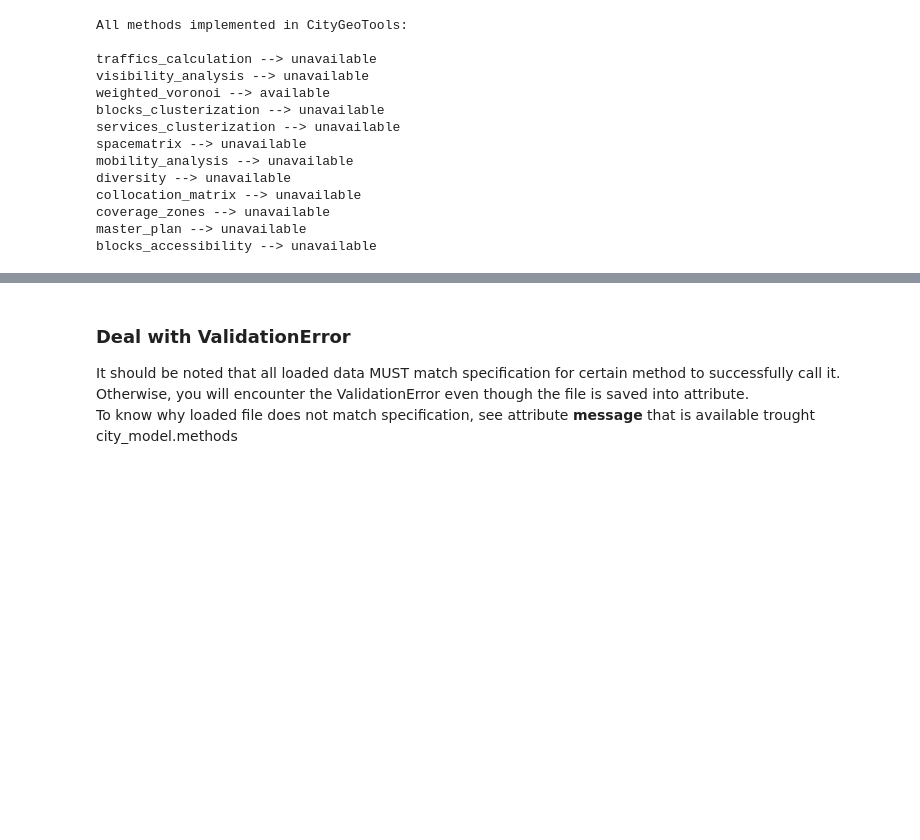
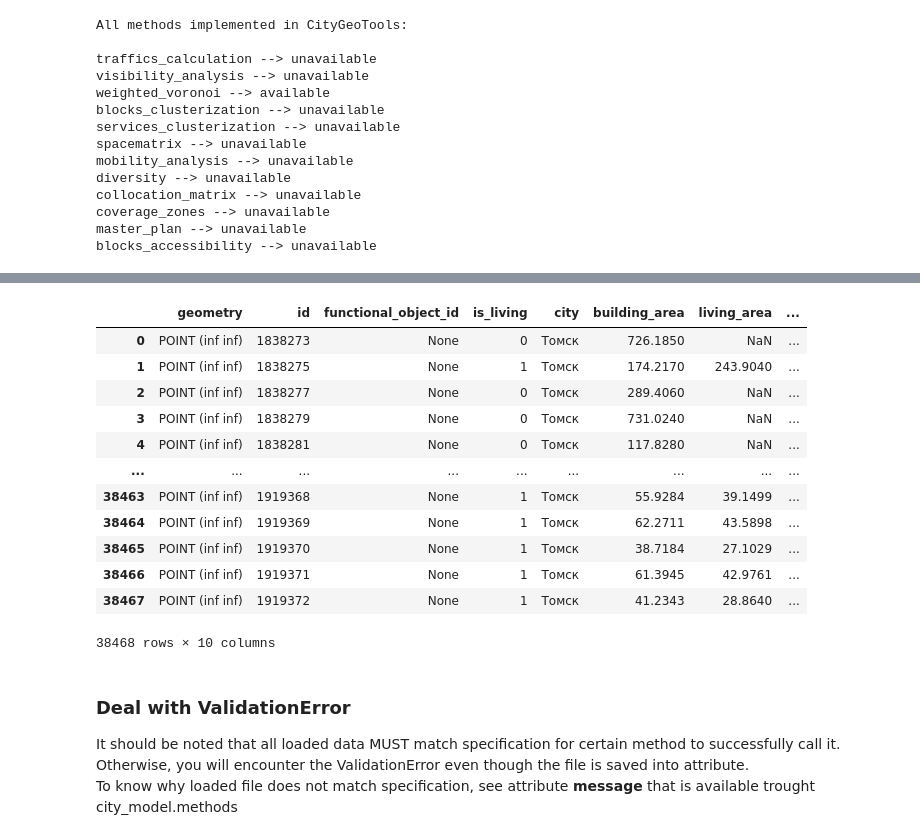
Before and after one commit to iduprojects/CityGeoTools, a Jupyter notebook: notebook_examples/create_city_information_model.ipynb, the cells around one changed output, grey strips where cells are left out. Drawn from its saved outputs; the diff is of its cells as text; code cells hidden in the pictures; blank space fills up the shorter version.

```diff
--- a/notebook_examples/create_city_information_model.ipynb
+++ b/notebook_examples/create_city_information_model.ipynb
@@ -82,14 +126,13 @@ blocks_accessibility --> unavailable
 # %%
 # GeoJSON
-city_model.update_layer("Buildings", "./data/buildings.geojson")
-city_model.update_layer("Services", "./data/services.geojson")
-city_model.update_layer("Blocks", "./data/blocks_with_wrong_type.geojson")
+city_model.update_layer("Buildings", "buildings.geojson")
+city_model.update_layer("Services", "services.geojson")
+city_model.update_layer("Blocks", f"{city_name}_blocks.geojson")
 
-#JSON
-city_model.update_layer("ServiceTypes", "./data/service_types.json")
+
 
 #GraphML
-city_model.update_layer("MobilityGraph", "./data/graph.graphml")
+city_model.update_layer("MobilityGraph", f"{city_name}.graphml")
 # %% [output]
 Validation of Buildings layer...
 Buildings layer loaded successfully!
@@ -129 +173,4 @@ master_plan --> available
 blocks_accessibility --> unavailable
+# %%
+import psycopg2 as pg
+city_model.engine = pg.connect("dbname='city_db_final' user='postgres' host='10.32.1.107' port='5432' password='postgres'")
@@ -129,0 +179,8 @@ blocks_accessibility --> unavailable
+# %%
+import pandas as pd
+q = "select id, code, name, public_transport_time_normative, walking_radius_normative "\
+    "from city_service_types "\
+    "where code in ('kindergartens', 'schools', 'clinics', 'hospitals', 'multifunctional_centers') "\
+    ""
+gdf  = pd.read_sql(q, con=city_model.engine)
+gdf
@@ -129,0 +194,2 @@ blocks_accessibility --> unavailable
+# %%
+city_model.ServiceTypes = gdf
@@ -129,0 +205,16 @@ blocks_accessibility --> unavailable
+# %%
+city_model.Buildings
+# %% [output]
+|  | geometry | id | functional_object_id | is_living | city | building_area | living_area | ... |
+| 0 | POINT (inf inf) | 1838273 | None | 0 | Томск | 726.1850 | NaN | ... |
+| 1 | POINT (inf inf) | 1838275 | None | 1 | Томск | 174.2170 | 243.9040 | ... |
+| 2 | POINT (inf inf) | 1838277 | None | 0 | Томск | 289.4060 | NaN | ... |
+| 3 | POINT (inf inf) | 1838279 | None | 0 | Томск | 731.0240 | NaN | ... |
+| 4 | POINT (inf inf) | 1838281 | None | 0 | Томск | 117.8280 | NaN | ... |
+| ... | ... | ... | ... | ... | ... | ... | ... | ... |
+| 38463 | POINT (inf inf) | 1919368 | None | 1 | Томск | 55.9284 | 39.1499 | ... |
+| 38464 | POINT (inf inf) | 1919369 | None | 1 | Томск | 62.2711 | 43.5898 | ... |
+| 38465 | POINT (inf inf) | 1919370 | None | 1 | Томск | 38.7184 | 27.1029 | ... |
+| 38466 | POINT (inf inf) | 1919371 | None | 1 | Томск | 61.3945 | 42.9761 | ... |
+| 38467 | POINT (inf inf) | 1919372 | None | 1 | Томск | 41.2343 | 28.8640 | ... |
+38468 rows × 10 columns
```
Also changed, not shown: parts of 18 cells of this notebook, 21 other files.
